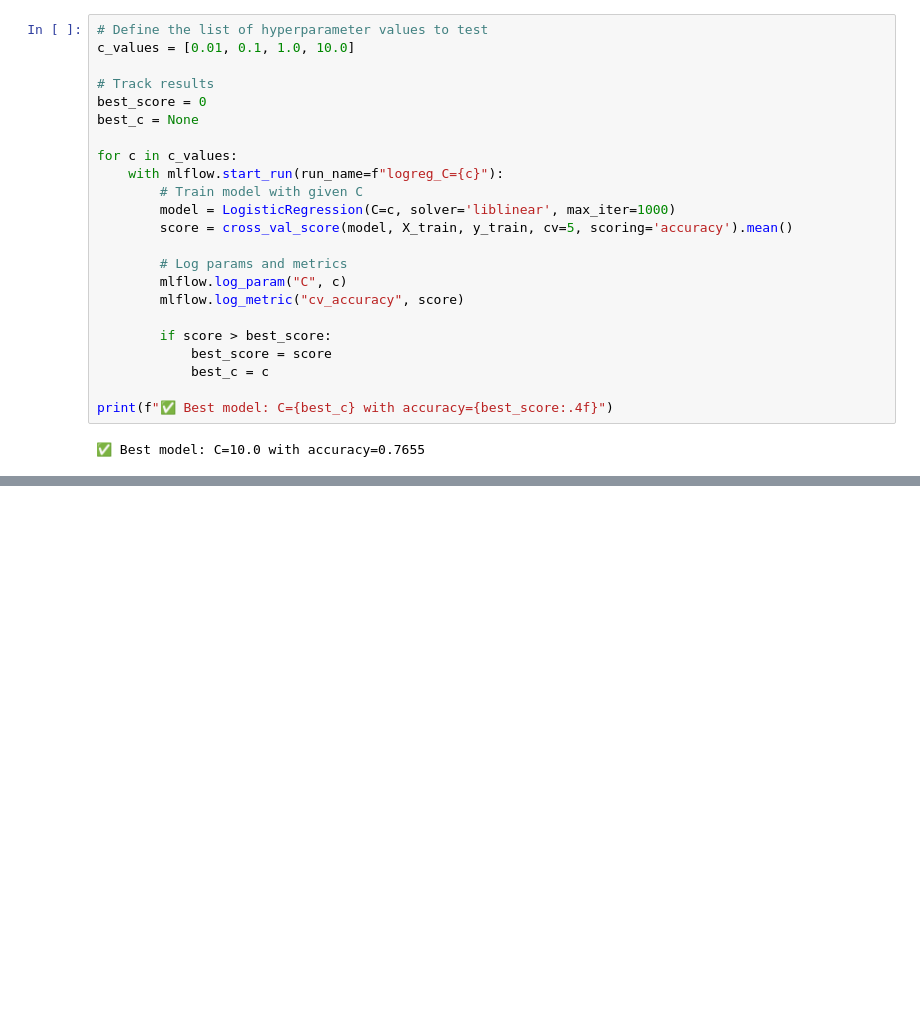
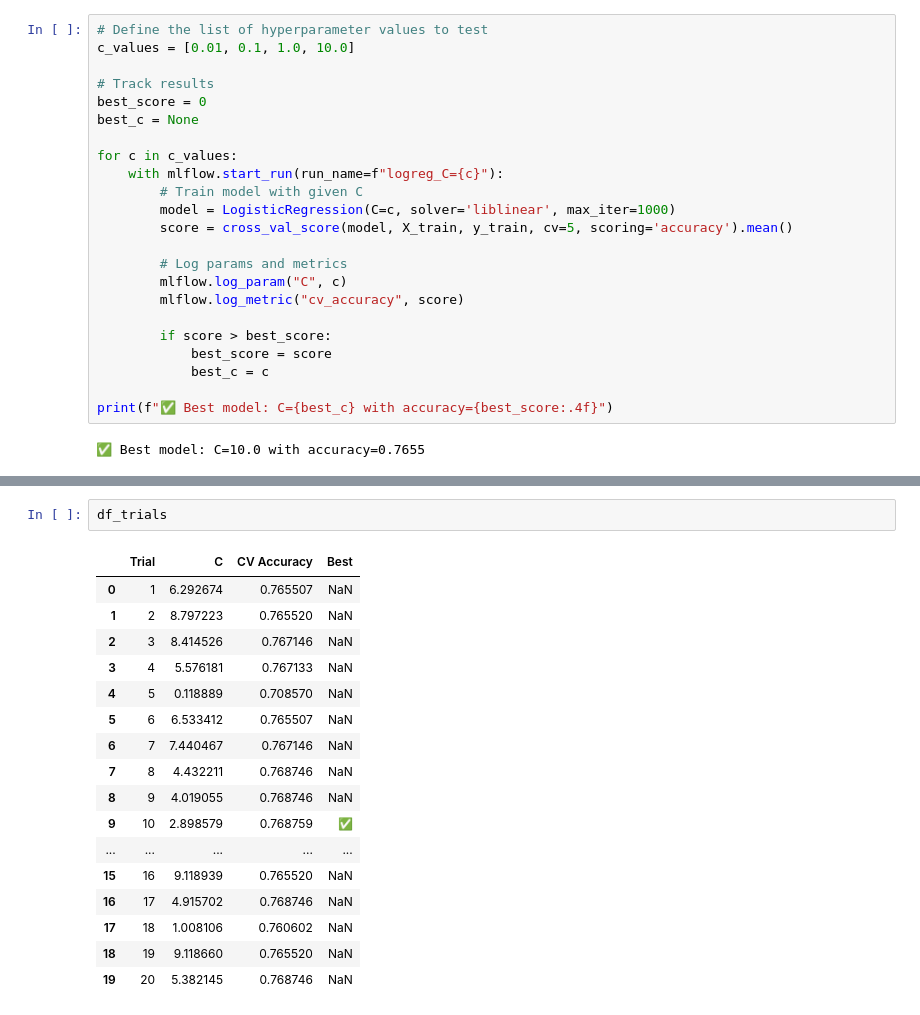
Before and after one commit to aysukocaoglu/diabetes-prediction-app, a Jupyter notebook: notebooks/03_hyperparameter_tuning.ipynb, the cells around one changed output, grey strips where cells are left out. Drawn from its saved outputs; the diff is of its cells as text; blank space fills up the shorter version.

```diff
--- a/notebooks/03_hyperparameter_tuning.ipynb
+++ b/notebooks/03_hyperparameter_tuning.ipynb
@@ -137,0 +138,20 @@ print("✅ Best hyperparameter from Hyperopt:", best)
+# %%
+df_trials
+# %% [output]
+|  | Trial | C | CV Accuracy | Best |
+| 0 | 1 | 6.292674 | 0.765507 | NaN |
+| 1 | 2 | 8.797223 | 0.765520 | NaN |
+| 2 | 3 | 8.414526 | 0.767146 | NaN |
+| 3 | 4 | 5.576181 | 0.767133 | NaN |
+| 4 | 5 | 0.118889 | 0.708570 | NaN |
+| 5 | 6 | 6.533412 | 0.765507 | NaN |
+| 6 | 7 | 7.440467 | 0.767146 | NaN |
+| 7 | 8 | 4.432211 | 0.768746 | NaN |
+| 8 | 9 | 4.019055 | 0.768746 | NaN |
+| 9 | 10 | 2.898579 | 0.768759 | ✅ |
+| ... | ... | ... | ... | ... |
+| 15 | 16 | 9.118939 | 0.765520 | NaN |
+| 16 | 17 | 4.915702 | 0.768746 | NaN |
+| 17 | 18 | 1.008106 | 0.760602 | NaN |
+| 18 | 19 | 9.118660 | 0.765520 | NaN |
+| 19 | 20 | 5.382145 | 0.768746 | NaN |
```
Also changed, not shown: parts of 7 cells of this notebook, 1 other file.
